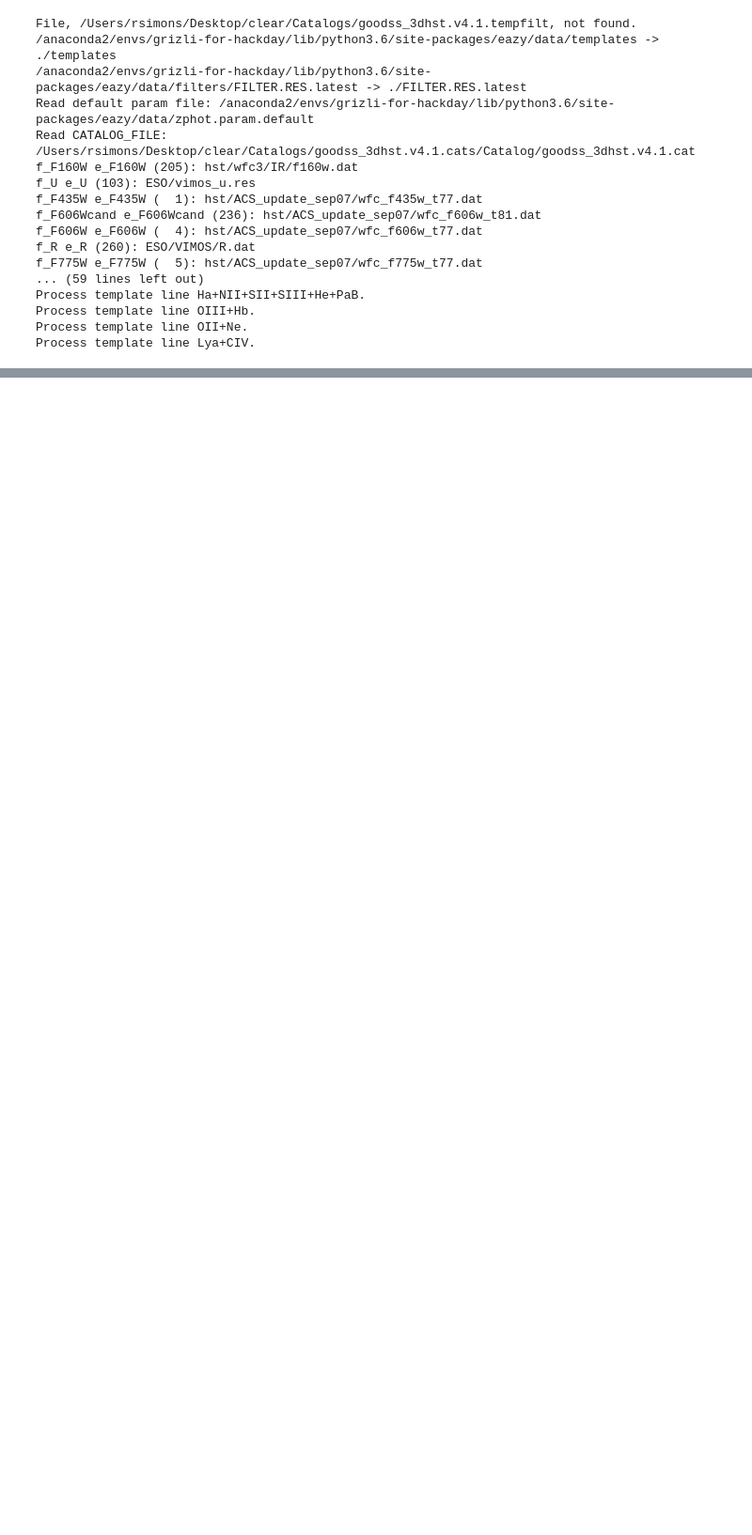
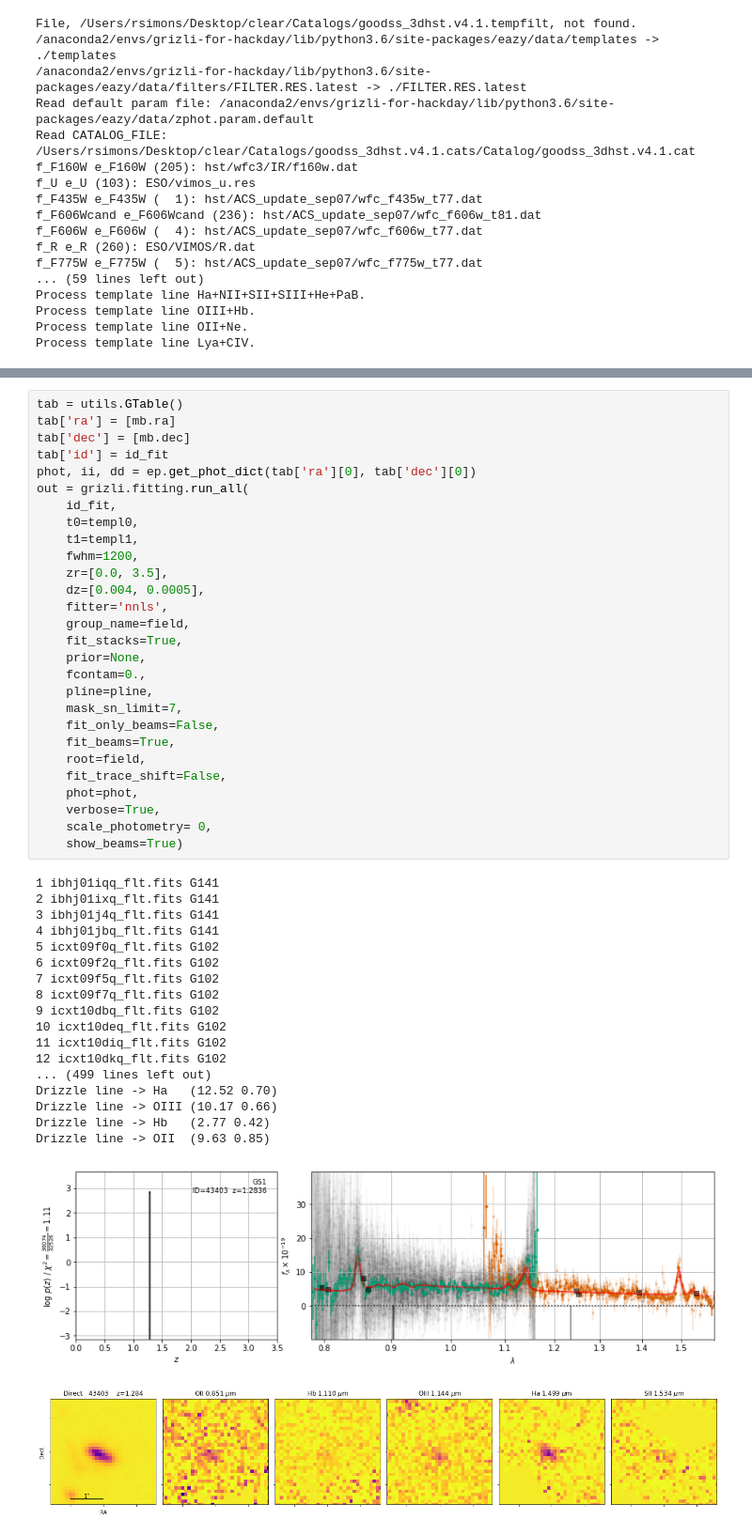
Before and after one commit to ivastar/clear, a Jupyter notebook: notebooks/grizli/grizli_model_and_fit.ipynb, the cells around one changed output, grey strips where cells are left out. Shown at 94% size. Drawn from its saved outputs; the diff is of its cells as text; blank space fills up the shorter version.

```diff
--- a/notebooks/grizli/grizli_model_and_fit.ipynb
+++ b/notebooks/grizli/grizli_model_and_fit.ipynb
@@ -356,0 +415,48 @@ Process template line Lya+CIV.
+# %%
+tab = utils.GTable()
+tab['ra'] = [mb.ra]
+tab['dec'] = [mb.dec]
+tab['id'] = id_fit
+phot, ii, dd = ep.get_phot_dict(tab['ra'][0], tab['dec'][0])
+out = grizli.fitting.run_all(
+    id_fit,
+    t0=templ0,
+    t1=templ1,
+    fwhm=1200,
+    zr=[0.0, 3.5],
+    dz=[0.004, 0.0005],
+    fitter='nnls',
+    group_name=field,
+    fit_stacks=True,
+    prior=None,
+    fcontam=0.,
+    pline=pline,
+    mask_sn_limit=7,
+    fit_only_beams=False,
+    fit_beams=True,
+    root=field,
+    fit_trace_shift=False,
+    phot=phot,
+    verbose=True,
+    scale_photometry= 0,
+    show_beams=True)
+# %% [output]
+1 ibhj01iqq_flt.fits G141
+2 ibhj01ixq_flt.fits G141
+3 ibhj01j4q_flt.fits G141
+4 ibhj01jbq_flt.fits G141
+5 icxt09f0q_flt.fits G102
+6 icxt09f2q_flt.fits G102
+7 icxt09f5q_flt.fits G102
+8 icxt09f7q_flt.fits G102
+9 icxt10dbq_flt.fits G102
+10 icxt10deq_flt.fits G102
+11 icxt10diq_flt.fits G102
+12 icxt10dkq_flt.fits G102
+... (499 lines left out)
+Drizzle line -> Ha   (12.52 0.70)
+Drizzle line -> OIII (10.17 0.66)
+Drizzle line -> Hb   (2.77 0.42)
+Drizzle line -> OII  (9.63 0.85)
+[figure, added]
+[figure, added]
```
Also changed, not shown: parts of 12 cells of this notebook, 1 other file.
